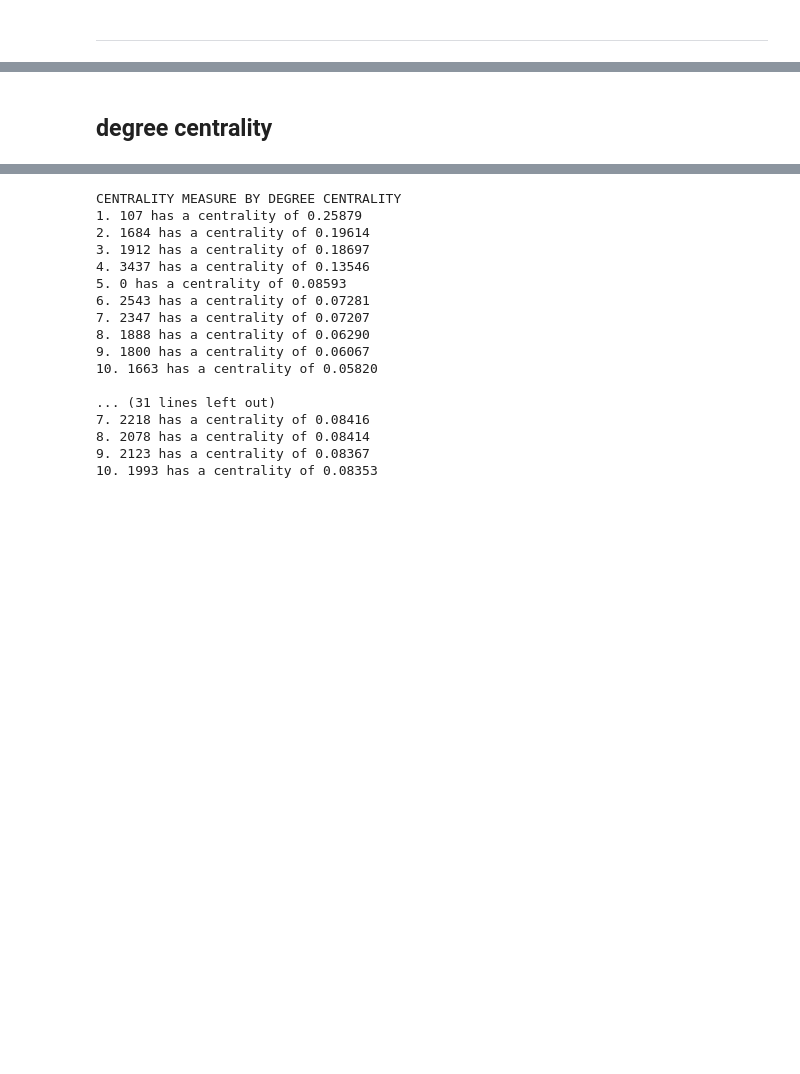
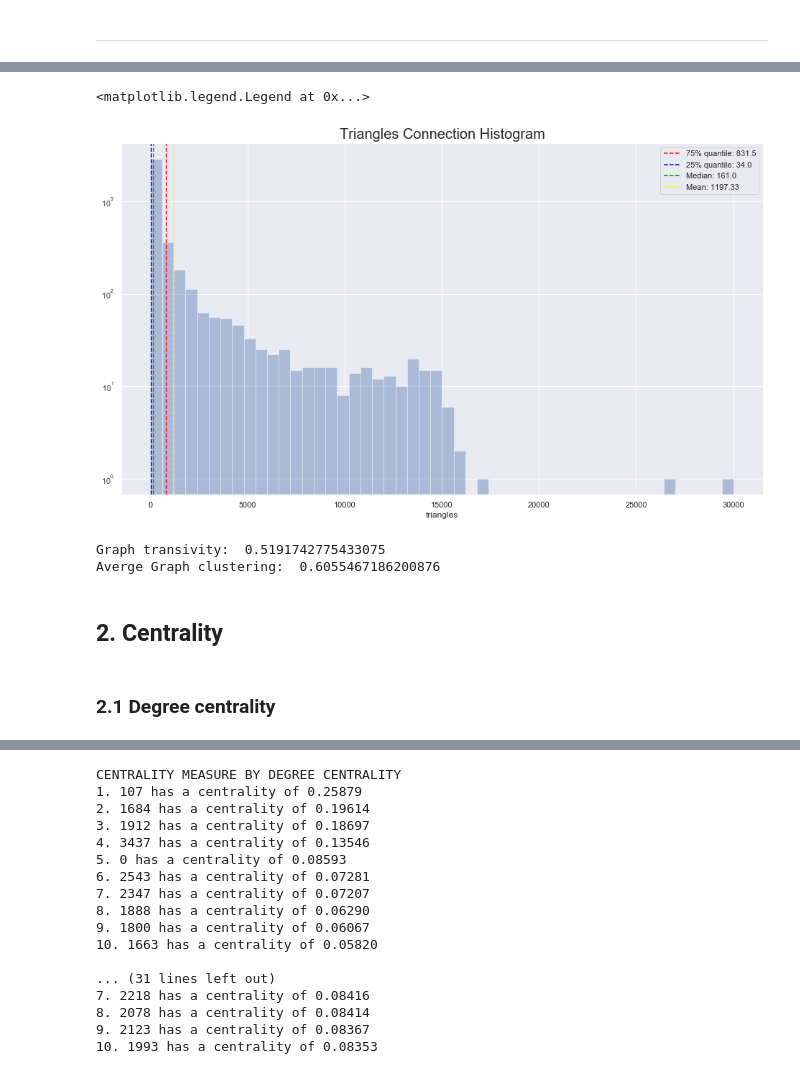
Before and after one commit to JulesTriomphe/dsip, a Jupyter notebook: PS3/PS3.ipynb, the cells around one changed output, grey strips where cells are left out. Cells and saved outputs as stored; diff of their text form; code cells hidden in the pictures; blank space fills up the shorter version.

```diff
--- a/PS3/PS3.ipynb
+++ b/PS3/PS3.ipynb
@@ -22,0 +95,24 @@ Graph_infos = {}
+# %%
+Graph_infos['Triangles'] = nx.triangles(Graph)
+triangles_val = [Graph_infos['Triangles'][i] for i in Graph_infos['Triangles']]
+
+triangles_min = np.min(triangles_val)
+print('Min triangles connection from a node: {}'.format(triangles_min))
+print('')
+triangles_max = np.max(triangles_val)
+print('Max triangles connection from a node: {}'.format(triangles_max))
+print('')
+
+triangles_median = np.median(triangles_val)
+print('Median triangles connection from a node: {}'.format(triangles_median))
+print('')
+triangles_mean = np.mean(triangles_val)
+print('Mean triangles connection from a node: {}'.format(triangles_mean))
+print('')
+
+triangles_u_quant = np.quantile(triangles_val,0.75)
+print('75% quantile triangle connection from a node: {}'.format(triangles_u_quant))
+print('')
+triangles_l_quant = np.quantile(triangles_val,0.25)
+print('25% quantile triangle connection from a node: {}'.format(triangles_l_quant))
+print('')
@@ -23,2 +131,27 @@ Graph_infos = {}
+# %%
+plt.figure(figsize=(16,9))
+sns.set()
+
+sns.distplot(triangles_val,axlabel="triangles",kde=False)
+
+plt.axvline(triangles_u_quant, color = 'red', linestyle = '--', label = '75% quantile: {}'.format(triangles_u_quant))
+plt.axvline(triangles_l_quant, color = 'blue', linestyle = '--', label = '25% quantile: {}'.format(triangles_l_quant))
+plt.axvline(triangles_median, color = 'green', linestyle = '--', label = 'Median: {}'.format(triangles_median))
+plt.axvline(triangles_mean, color = 'yellow', linestyle = '--', label = 'Mean: {}'.format(round(triangles_mean,2)))
+plt.legend()
+plt.yscale('log')
+plt.title("Triangles Connection Histogram", fontsize = 20) # for histogram title
+plt.legend()
+# %% [output]
+<matplotlib.legend.Legend at 0x...>
+[figure, added]
+# %%
+print('Graph transivity:  {}'.format(nx.transitivity(Graph)))
+print('Averge Graph clustering:  {}'.format(nx.average_clustering(Graph)))
+# %% [output]
+Graph transivity:  0.5191742775433075
+Averge Graph clustering:  0.6055467186200876
+# %% [markdown]
+## 2. Centrality
 # %% [markdown]
-## degree centrality
+### 2.1 Degree centrality
```
Also changed, not shown: parts of 45 cells of this notebook.
